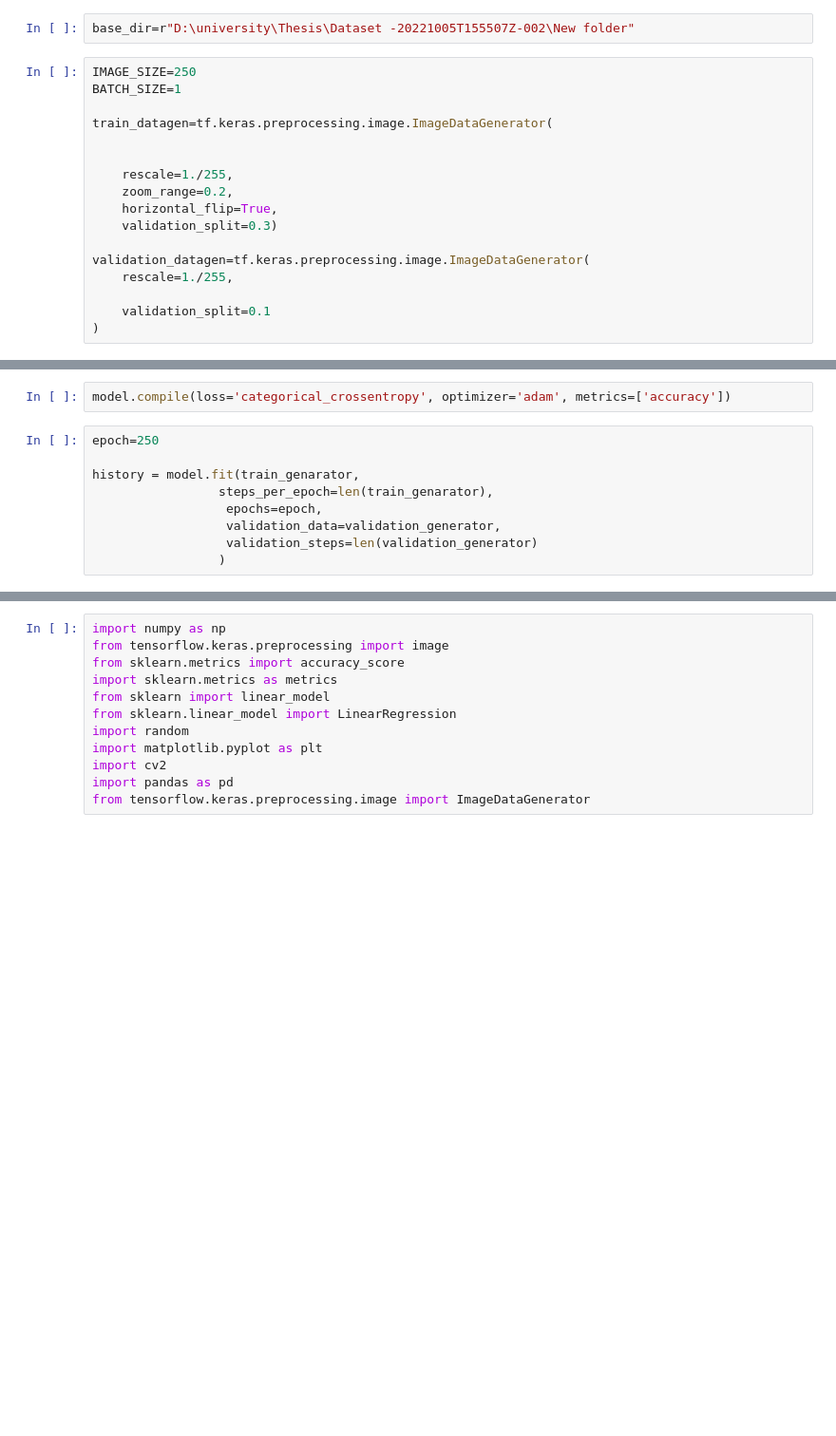
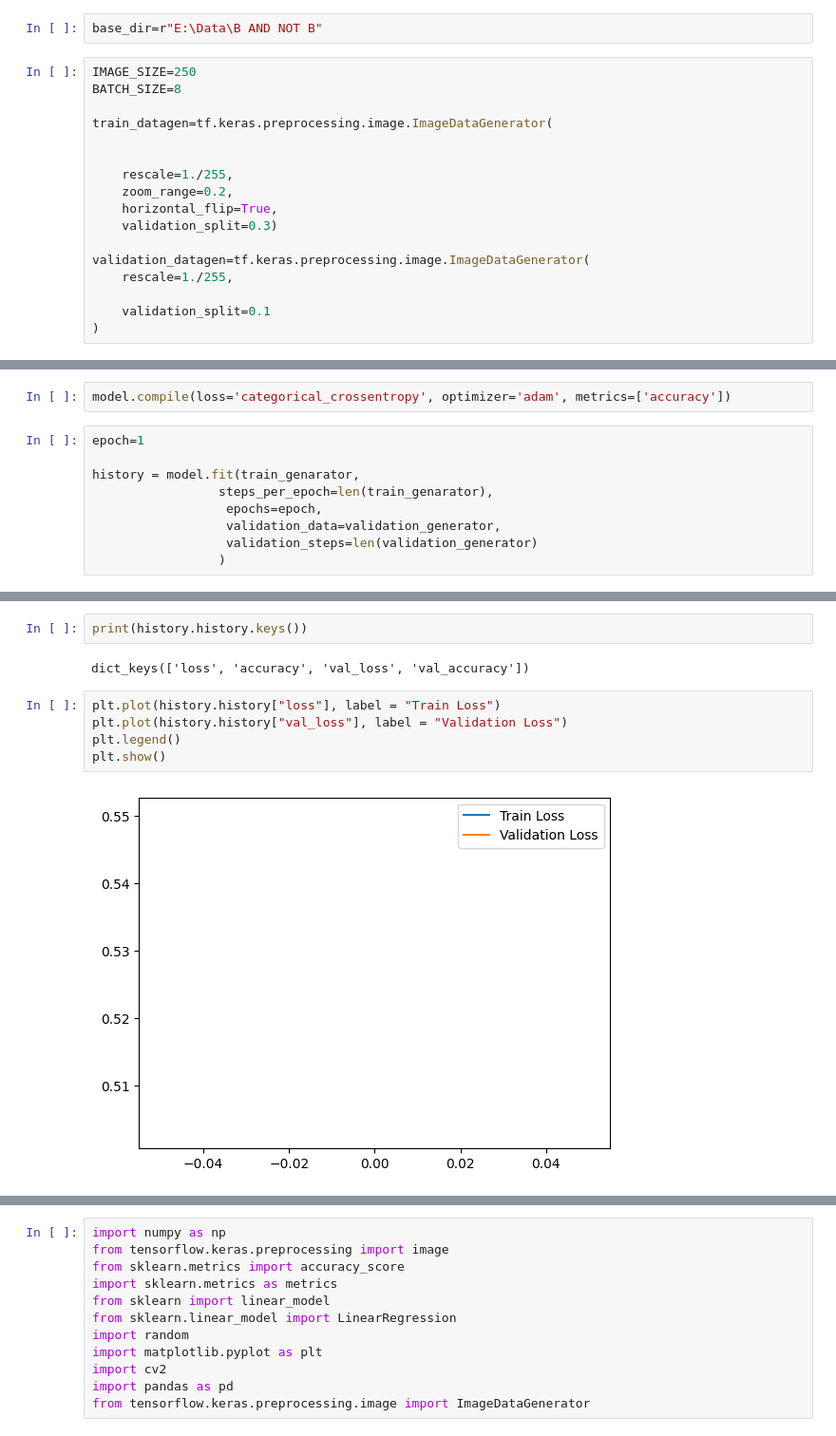
Before and after one commit to SHOFIUL-TANVIR/Flower-classification, a Jupyter notebook: gg.ipynb, the cells around one changed output, grey strips where cells are left out. Shown at 95% size. Drawn from its saved outputs; the diff is of its cells as text; blank space fills up the shorter version.

```diff
--- a/gg.ipynb
+++ b/gg.ipynb
@@ -30,10 +30,10 @@ from tensorflow.keras.models import Sequential
 from glob import glob
 from matplotlib import pyplot as plt
 # %%
-base_dir=r"D:\university\Thesis\Dataset -20221005T155507Z-002\New folder"
+base_dir=r"E:\Data\B AND NOT B"
 # %%
 IMAGE_SIZE=250
-BATCH_SIZE=1
+BATCH_SIZE=8
 
 train_datagen=tf.keras.preprocessing.image.ImageDataGenerator(
 
@@ -164,7 +164,7 @@ tensorboard_callback = tf.keras.callbacks.TensorBoard(log_dir=log_dir, histogram
 # %%
 model.compile(loss='categorical_crossentropy', optimizer='adam', metrics=['accuracy'])
 # %%
-epoch=250
+epoch=1
 
 history = model.fit(train_genarator,
                  steps_per_epoch=len(train_genarator),
@@ -179,3 +177,14 @@ Epoch 2/250
+# %%
+print(history.history.keys())
+# %% [output]
+dict_keys(['loss', 'accuracy', 'val_loss', 'val_accuracy'])
+# %%
+plt.plot(history.history["loss"], label = "Train Loss")
+plt.plot(history.history["val_loss"], label = "Validation Loss")
+plt.legend()
+plt.show()
+# %% [output]
+[figure, added]
 # %%
 plt.figure(figsize=(10, 8))
 plt.plot(history.history['accuracy'], label='train acc')
```
Also changed, not shown: parts of 7 cells of this notebook, 11 other files.
